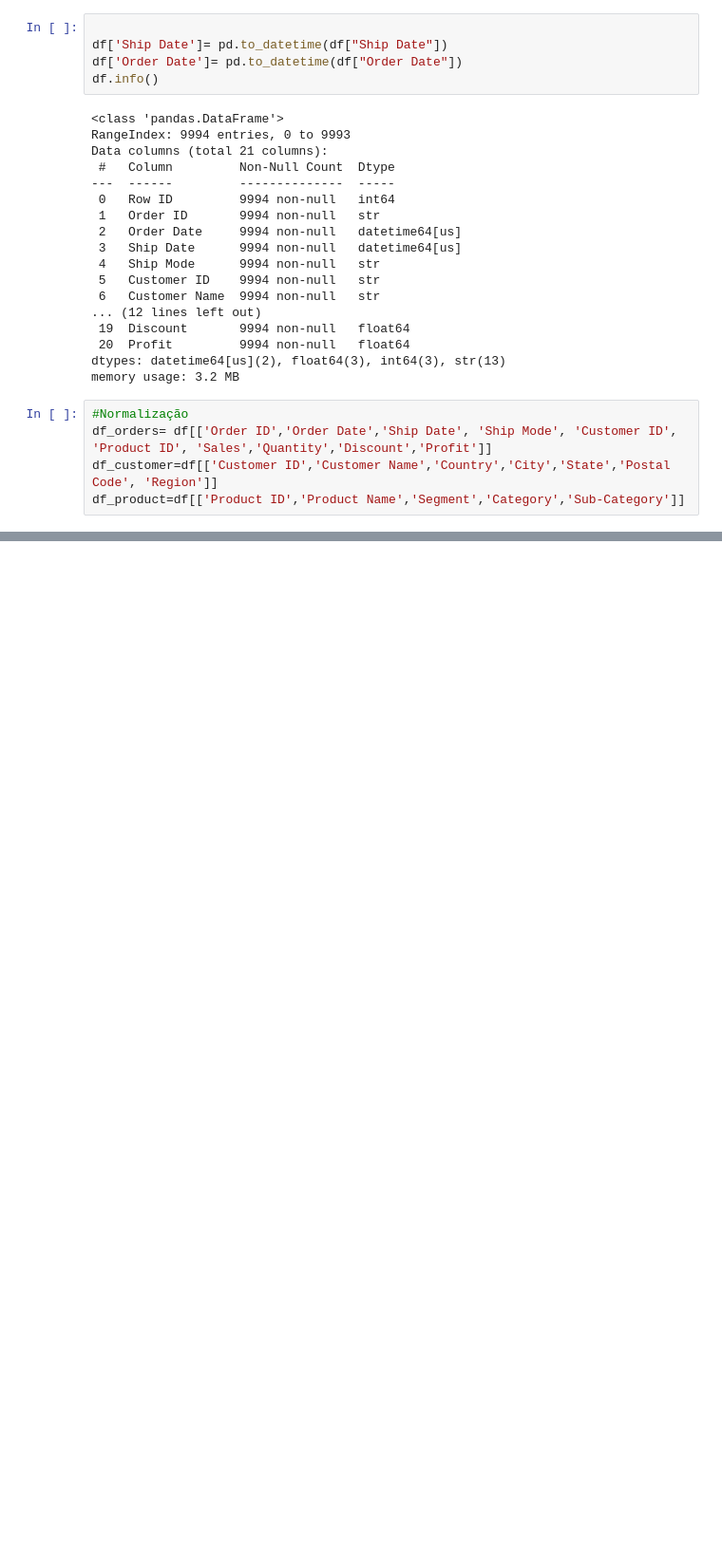
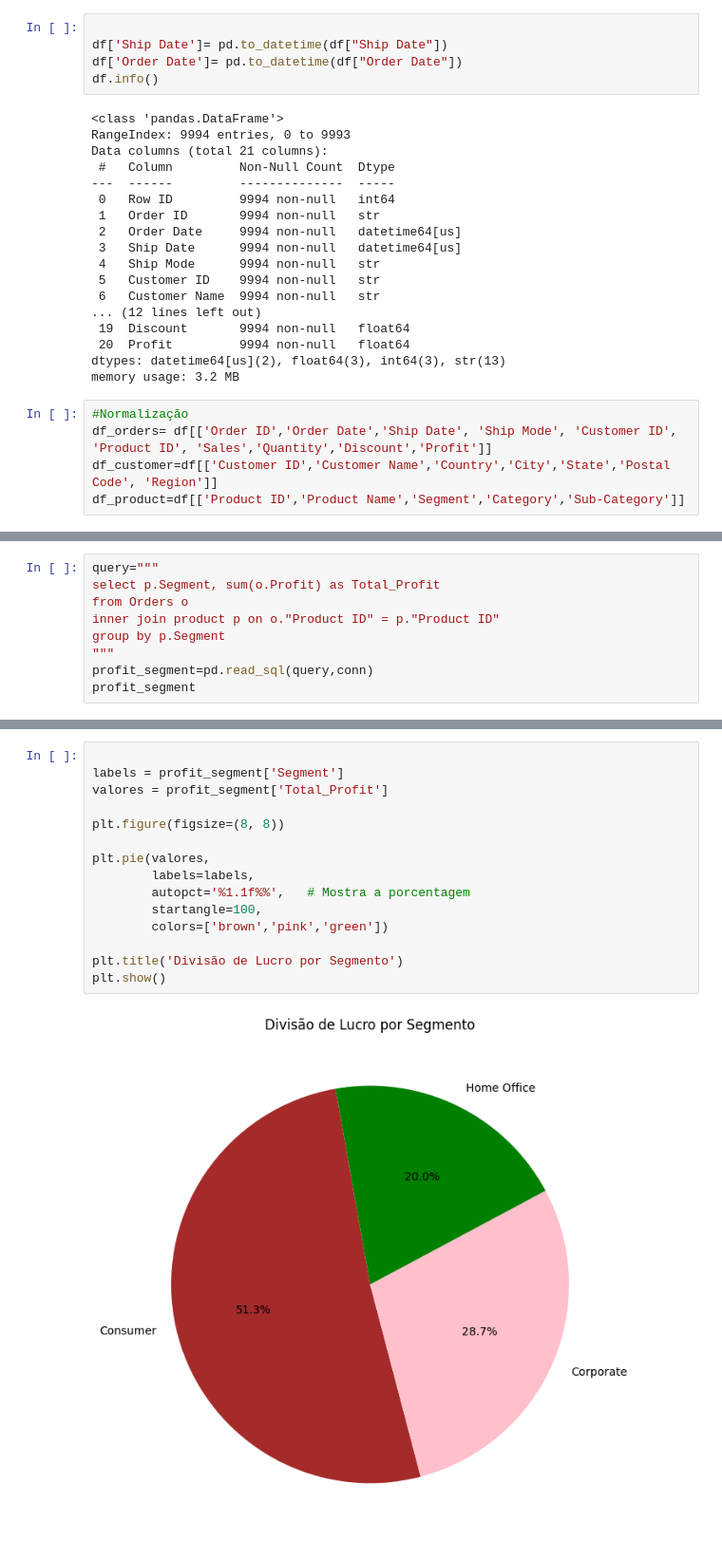
Before and after one commit to HyegoJarllys/DATA-PROJECT, a Jupyter notebook: sql-practice/Pipeline8.ipynb, the cells around one changed output, grey strips where cells are left out. Shown at 95% size. Cells and saved outputs as stored; diff of their text form; blank space fills up the shorter version.

```diff
--- a/sql-practice/Pipeline8.ipynb
+++ b/sql-practice/Pipeline8.ipynb
@@ -238,0 +290,9 @@ df_orders.to_sql('orders.db',conn_o, if_exists="replace", index=False)
+# %%
+query="""
+select p.Segment, sum(o.Profit) as Total_Profit
+from Orders o
+inner join product p on o."Product ID" = p."Product ID"
+group by p.Segment
+"""
+profit_segment=pd.read_sql(query,conn)
+profit_segment
@@ -238,0 +375,17 @@ df_orders.to_sql('orders.db',conn_o, if_exists="replace", index=False)
+# %%
+
+labels = profit_segment['Segment']
+valores = profit_segment['Total_Profit']
+
+plt.figure(figsize=(8, 8))
+
+plt.pie(valores,
+        labels=labels,
+        autopct='%1.1f%%',   # Mostra a porcentagem
+        startangle=100,
+        colors=['brown','pink','green'])
+
+plt.title('Divisão de Lucro por Segmento')
+plt.show()
+# %% [output]
+[figure, added]
```
Also changed, not shown: parts of 13 cells of this notebook, 2 other files.
